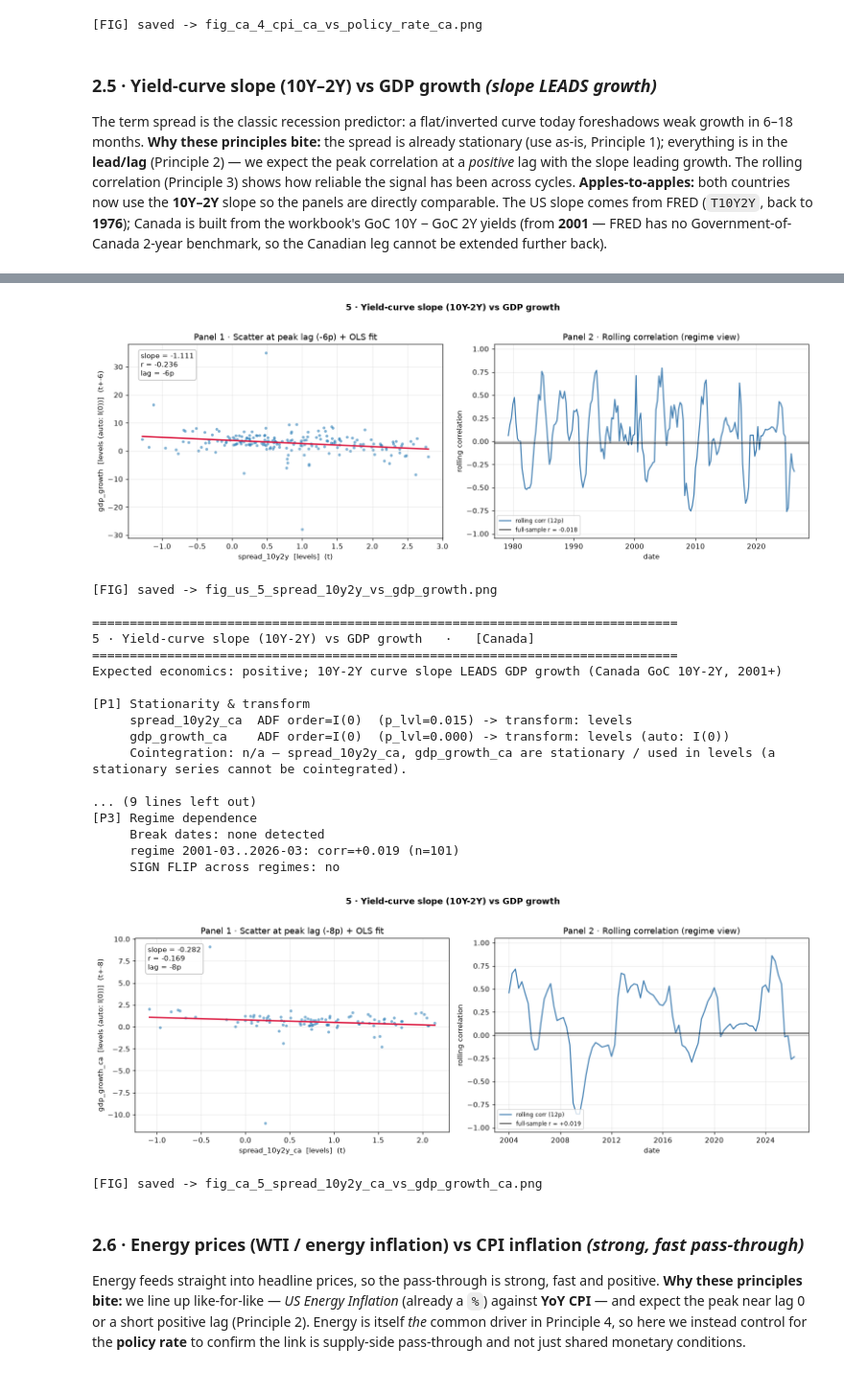
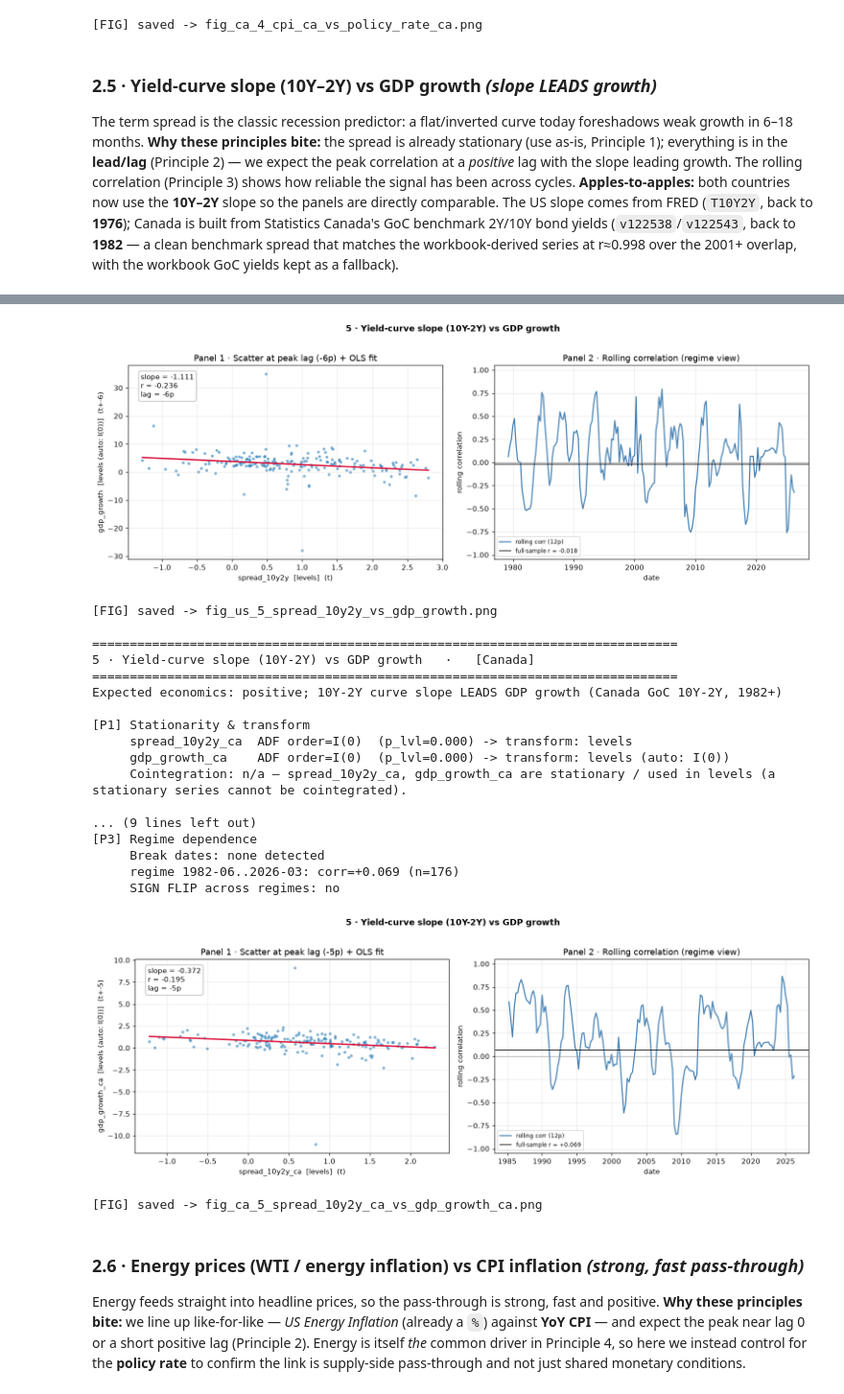
Before and after one commit to will-smith12/macro-relationships-dashboard, a Jupyter notebook: macro_relationships_master.ipynb, the cells around one changed output, grey strips where cells are left out. Shown at 96% size. Drawn from its saved outputs; the diff is of its cells as text; code cells hidden in the pictures.

```diff
--- a/macro_relationships_master.ipynb
+++ b/macro_relationships_master.ipynb
@@ -1728,9 +1781,10 @@ is already stationary (use as-is, Principle 1); everything is in the **lead/lag*
 leading growth. The rolling correlation (Principle 3) shows how reliable the
 signal has been across cycles. **Apples-to-apples:** both countries now use the
 **10Y–2Y** slope so the panels are directly comparable. The US slope comes from
-FRED (`T10Y2Y`, back to **1976**); Canada is built from the workbook's GoC 10Y −
-GoC 2Y yields (from **2001** — FRED has no Government-of-Canada 2-year benchmark,
-so the Canadian leg cannot be extended further back).
+FRED (`T10Y2Y`, back to **1976**); Canada is built from Statistics Canada's GoC
+benchmark 2Y/10Y bond yields (`v122538`/`v122543`, back to **1982** — a clean
+benchmark spread that matches the workbook-derived series at r≈0.998 over the
+2001+ overlap, with the workbook GoC yields kept as a fallback).
 # %%
 r = analyze_relationship(
     "rel5_slope_gdp", "5 · Yield-curve slope (10Y-2Y) vs GDP growth",
@@ -1744,7 +1798,7 @@ r = analyze_relationship(
     "spread_10y2y_ca", "gdp_growth_ca",
     x_transform="level", y_transform="auto",
     expected_lead="x", expected_sign="+", expected_leader="x", fig_n=5, country="Canada",
-    expect="positive; 10Y-2Y curve slope LEADS GDP growth (Canada GoC 10Y-2Y, 2001+)")
+    expect="positive; 10Y-2Y curve slope LEADS GDP growth (Canada GoC 10Y-2Y, 1982+)")
 if r: SUMMARY.append(r)
 # %% [output]
 ==============================================================================
@@ -1752,37 +1806,37 @@ if r: SUMMARY.append(r)
 ==============================================================================
 Expected economics: positive; 10Y-2Y curve slope LEADS GDP growth by ~6-18 months
 
 [P1] Stationarity & transform
      spread_10y2y     ADF order=I(0)  (p_lvl=0.001) -> transform: levels
      gdp_growth       ADF order=I(0)  (p_lvl=0.000) -> transform: levels (auto: I(0))
      Cointegration: n/a — spread_10y2y, gdp_growth are stationary / used in levels (a stationary series cannot be cointegrated).
 
 [P2] Lead / lag (cross-correlation)
      Headline corr (contemporaneous, on transform) = -0.018  (n=200, 95% band ±0.139)
 ... (7 lines left out)
 [P3] Regime dependence
      Break dates: none detected
      regime 1976-06..2026-03: corr=-0.018 (n=200)
      SIGN FLIP across regimes: no
 [figure]
 [FIG] saved -> fig_us_5_spread_10y2y_vs_gdp_growth.png
 
 ==============================================================================
 5 · Yield-curve slope (10Y-2Y) vs GDP growth   ·   [Canada]
 ==============================================================================
-Expected economics: positive; 10Y-2Y curve slope LEADS GDP growth (Canada GoC 10Y-2Y, 2001+)
+Expected economics: positive; 10Y-2Y curve slope LEADS GDP growth (Canada GoC 10Y-2Y, 1982+)
 
 [P1] Stationarity & transform
-     spread_10y2y_ca  ADF order=I(0)  (p_lvl=0.015) -> transform: levels
+     spread_10y2y_ca  ADF order=I(0)  (p_lvl=0.000) -> transform: levels
      gdp_growth_ca    ADF order=I(0)  (p_lvl=0.000) -> transform: levels (auto: I(0))
      Cointegration: n/a — spread_10y2y_ca, gdp_growth_ca are stationary / used in levels (a stationary series cannot be cointegrated).
 
 ... (9 lines left out)
 [P3] Regime dependence
      Break dates: none detected
-     regime 2001-03..2026-03: corr=+0.019 (n=101)
+     regime 1982-06..2026-03: corr=+0.069 (n=176)
      SIGN FLIP across regimes: no
-[figure, old version]
+[figure, new version]
 [FIG] saved -> fig_ca_5_spread_10y2y_ca_vs_gdp_growth_ca.png
 # %% [markdown]
 ### 2.6 · Energy prices (WTI / energy inflation) vs CPI inflation  *(strong, fast pass-through)*
```
Also changed, not shown: parts of 5 cells of this notebook, 9 other files.
